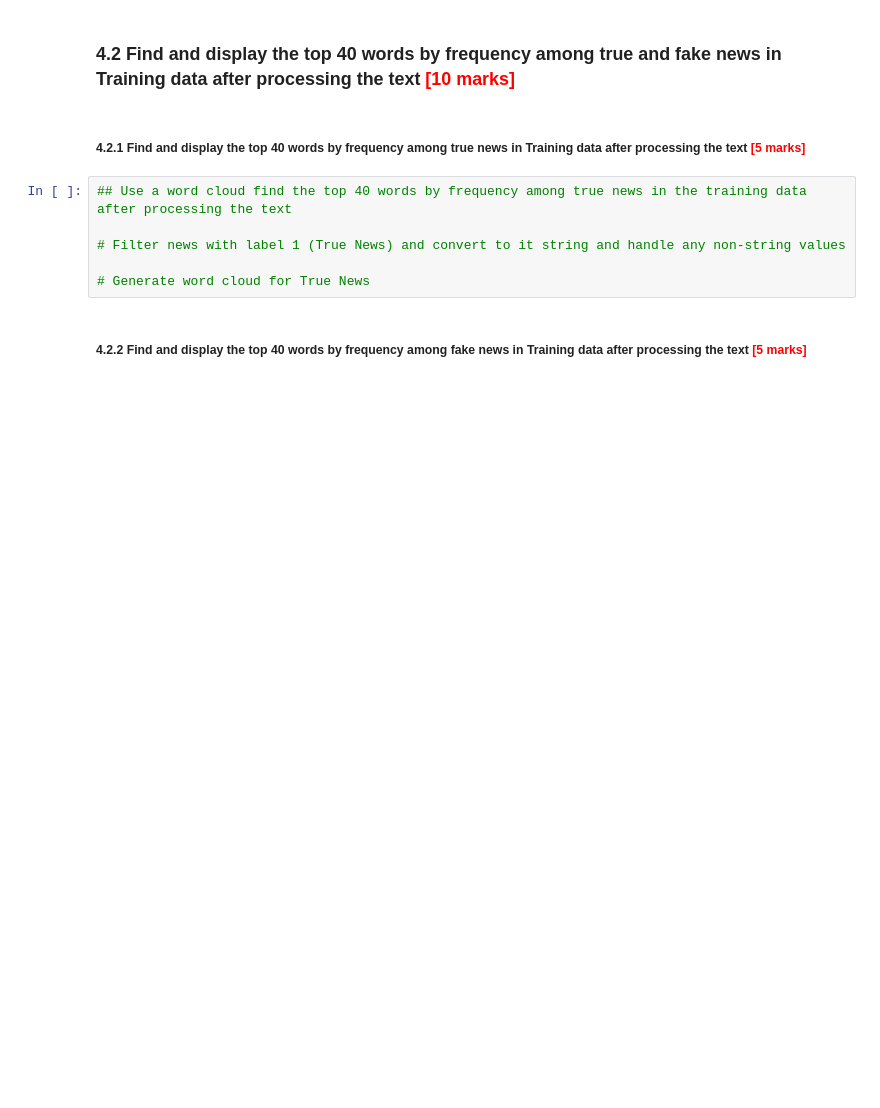
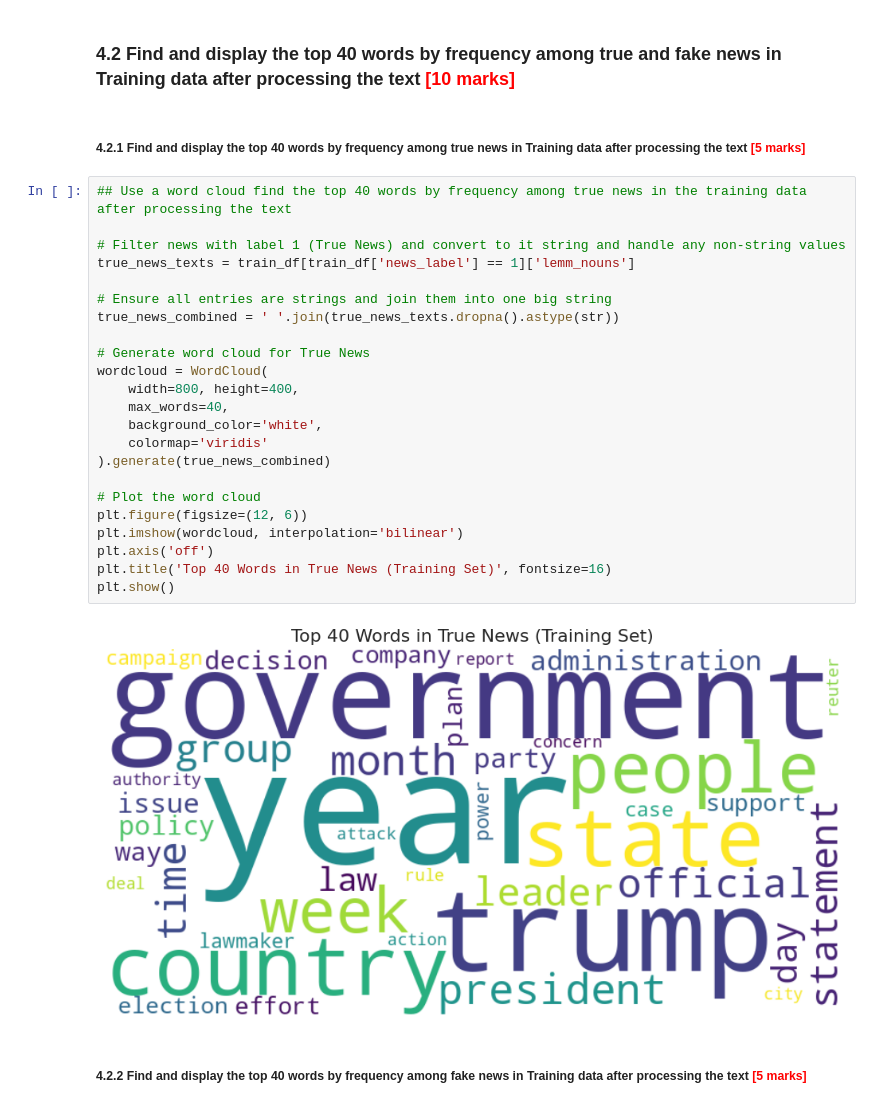
Before and after one commit to AnishRane-cox/Semantic-Fake-News-Detector, a Jupyter notebook: Fake_News_Detection_Starter.ipynb, the cells around one changed output. Saved outputs shown, nothing was run; the diff lists cells and outputs as text; blank space fills up the shorter version.

```diff
--- a/Fake_News_Detection_Starter.ipynb
+++ b/Fake_News_Detection_Starter.ipynb
@@ -562,9 +563,28 @@ plt.show()
 # %%
 ## Use a word cloud find the top 40 words by frequency among true news in the training data after processing the text
 
 # Filter news with label 1 (True News) and convert to it string and handle any non-string values
+true_news_texts = train_df[train_df['news_label'] == 1]['lemm_nouns']
+
+# Ensure all entries are strings and join them into one big string
+true_news_combined = ' '.join(true_news_texts.dropna().astype(str))
 
 # Generate word cloud for True News
+wordcloud = WordCloud(
+    width=800, height=400,
+    max_words=40,
+    background_color='white',
+    colormap='viridis'
+).generate(true_news_combined)
+
+# Plot the word cloud
+plt.figure(figsize=(12, 6))
+plt.imshow(wordcloud, interpolation='bilinear')
+plt.axis('off')
+plt.title('Top 40 Words in True News (Training Set)', fontsize=16)
+plt.show()
+# %% [output]
+[figure, added]
 # %% [markdown]
 ##### 4.2.2 Find and display the top 40 words by frequency among fake news in Training data after processing the text  <font color = red>[5 marks]</font> <br>
 # %%
```
Also changed, not shown: parts of 28 cells of this notebook.
